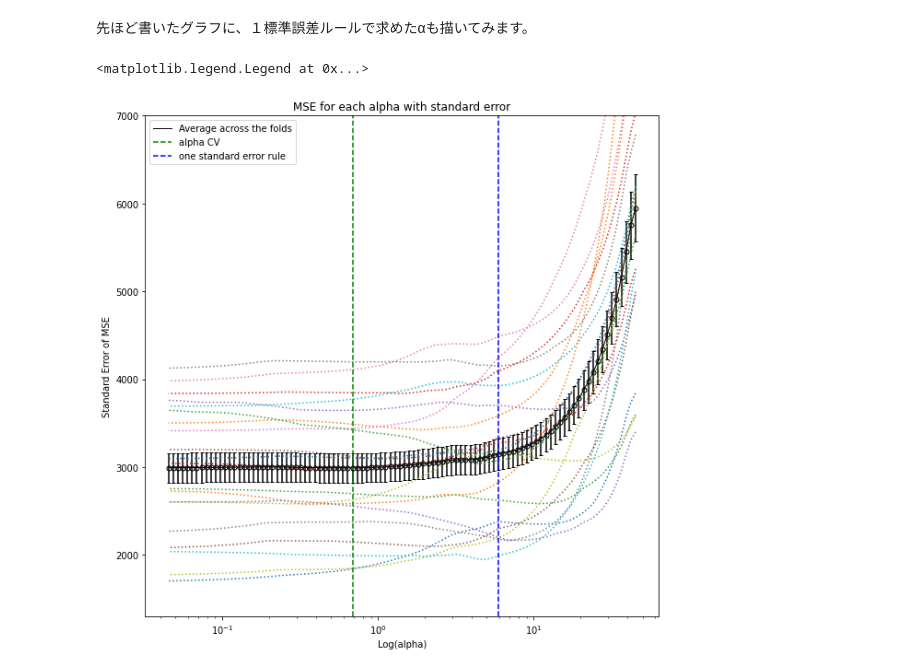
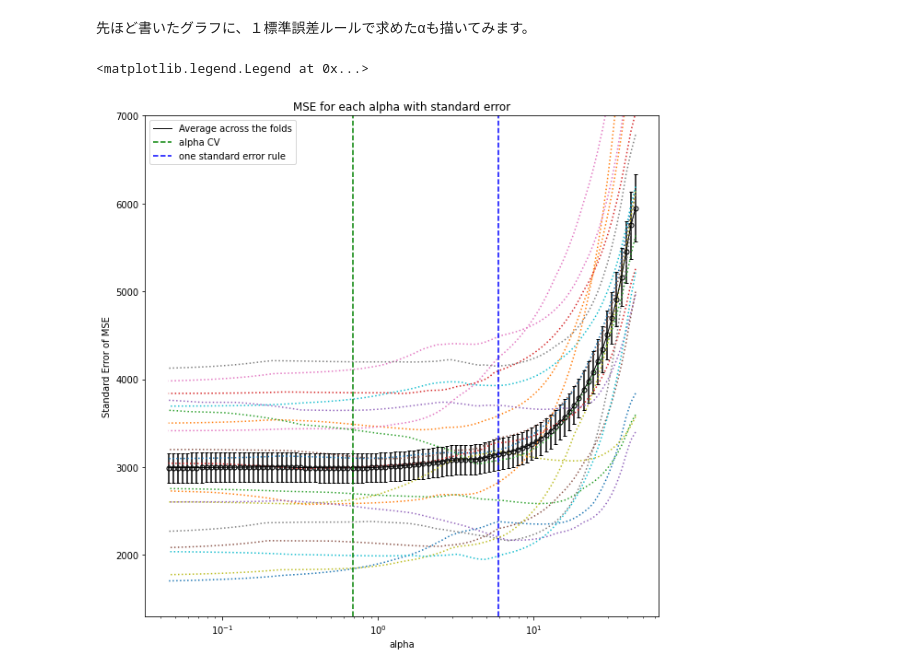
Before and after one commit to suzuki-nayuta/lasso_path_cv, a Jupyter notebook: lasso_solution_path_cv.ipynb, the cells around one changed output. Saved outputs shown, nothing was run; the diff lists cells and outputs as text; code cells hidden in the pictures.

```diff
--- a/lasso_solution_path_cv.ipynb
+++ b/lasso_solution_path_cv.ipynb
@@ -162,26 +162,26 @@ Alpha: 5.963133101500133
 # %%
 sem_err = [ sem(lasso.mse_path_[i,:]) for i in range(lasso.mse_path_.shape[0])]
 
 plt.figure(figsize=(10,10))
 plt.semilogx(lasso.alphas_, lasso.mse_path_, linestyle=":")
 plt.plot(
     lasso.alphas_,
     lasso.mse_path_.mean(axis=-1),
     color="black",
     label="Average across the folds",
     linewidth=1,
 )
 plt.errorbar(lasso.alphas_, lasso.mse_path_.mean(axis=-1), yerr = sem_err, capsize=2, fmt='o', ecolor='k', ms=5, mfc='None', mec='k')
 
 plt.axvline(lasso.alpha_, linestyle="--", color="green", label="alpha CV")
 plt.axvline(alpha_one_standard_error_rule, linestyle="--", color="blue", label="one standard error rule")
 
 plt.ylim([1300, 7000])
-plt.xlabel("Log(alpha)")
+plt.xlabel("alpha")
 plt.ylabel("Standard Error of MSE")
 plt.title("MSE for each alpha with standard error")
 
 plt.legend()
 # %% [output]
 <matplotlib.legend.Legend at 0x...>
-[figure, old version]
+[figure, new version]
```
Also changed, not shown: parts of 3 cells of this notebook.
